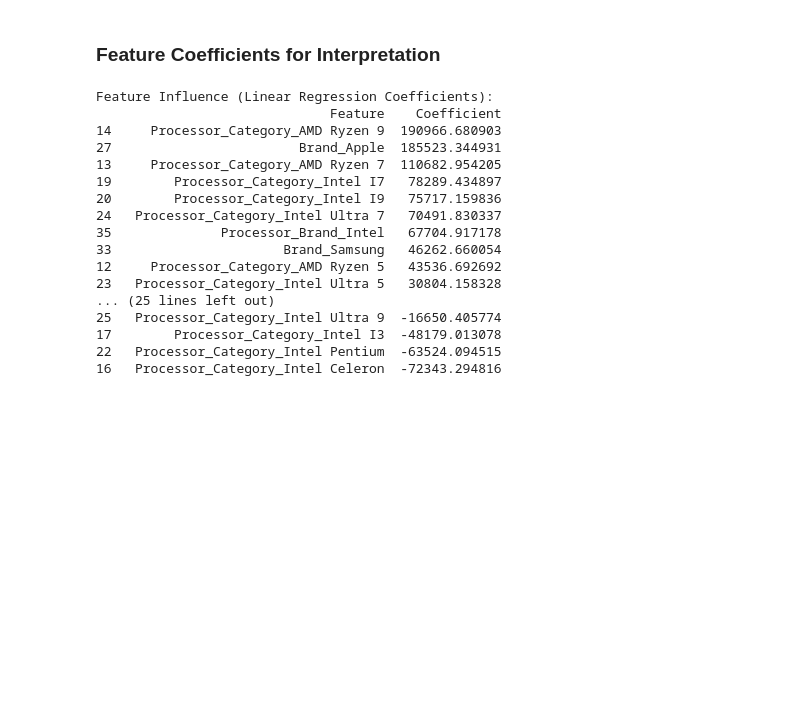
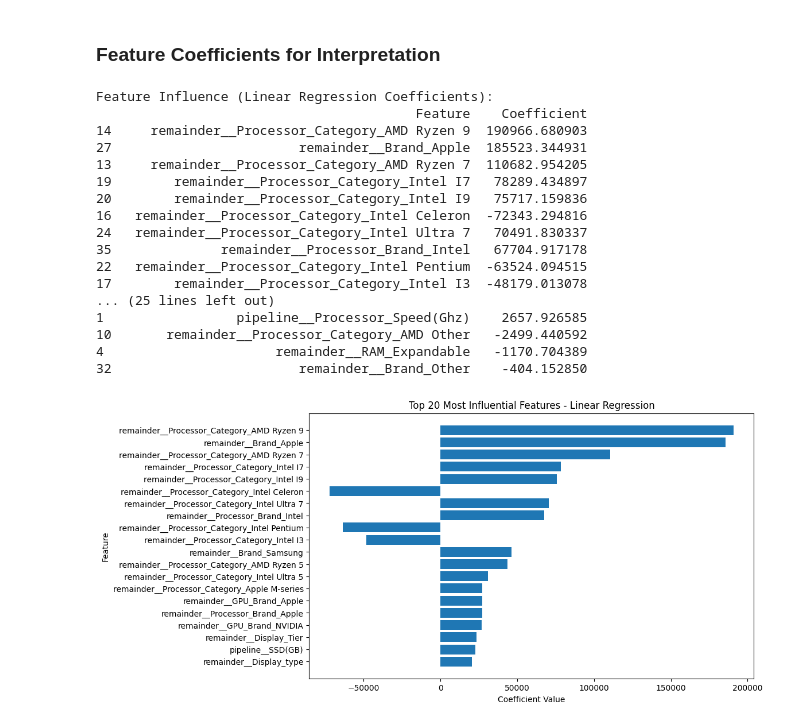
Before and after one commit to Dunith2002/Laptop_Price_Predictor, a Jupyter notebook: notebooks/FC211046_Dulakshi/model_training.ipynb, the cells around one changed output. Drawn from its saved outputs; the diff is of its cells as text; code cells hidden in the pictures; blank space fills up the shorter version.

```diff
--- a/notebooks/FC211046_Dulakshi/model_training.ipynb
+++ b/notebooks/FC211046_Dulakshi/model_training.ipynb
@@ -43,23 +52,11 @@ X_test = X_test.copy()
 # %% [markdown]
 ### Fit scaler on training data, transform both train and test sets
 # %%
-# Select numeric columns
-numeric_cols = X.select_dtypes(include=['int64', 'float64']).columns
-
-# Fill NaNs
-X_train[numeric_cols] = X_train[numeric_cols].fillna(X_train[numeric_cols].median())
-X_test[numeric_cols] = X_test[numeric_cols].fillna(X_train[numeric_cols].median())
-
-# Fit scaler on train
 scaler = StandardScaler()
-X_train_scaled = X_train.copy()
-X_test_scaled = X_test.copy()
-
-X_train_scaled[numeric_cols] = scaler.fit_transform(X_train[numeric_cols])
-X_test_scaled[numeric_cols] = scaler.transform(X_test[numeric_cols])
+X_train[true_numeric_cols] = scaler.fit_transform(X_train[true_numeric_cols])
+X_test[true_numeric_cols] = scaler.transform(X_test[true_numeric_cols])
 # %% [markdown]
 ### Train the Linear Regression model
 # %%
-model = LinearRegression()
-model.fit(X_train_scaled, y_train)
+model_pipeline.fit(X_train, y_train)
 # %% [output]
@@ -100,28 +107,48 @@ plt.show()
 # %% [markdown]
 ### Feature Coefficients for Interpretation
 # %%
+# Get feature names after preprocessing
+feature_names = (
+    model_pipeline.named_steps["preprocess"]
+    .get_feature_names_out()
+)
+
+# Get coefficients
 coef_df = pd.DataFrame({
-    "Feature": X_train_scaled.columns,
-    "Coefficient": model.coef_
-}).sort_values("Coefficient", ascending=False)
+    "Feature": feature_names,
+    "Coefficient": model_pipeline.named_steps["linreg"].coef_
+}).sort_values(by="Coefficient", key=abs, ascending=False)
 
 print("\nFeature Influence (Linear Regression Coefficients):")
 print(coef_df)
 # %% [output]
 Feature Influence (Linear Regression Coefficients):
-                              Feature    Coefficient
-14     Processor_Category_AMD Ryzen 9  190966.680903
-27                        Brand_Apple  185523.344931
-13     Processor_Category_AMD Ryzen 7  110682.954205
-19        Processor_Category_Intel I7   78289.434897
-20        Processor_Category_Intel I9   75717.159836
-24   Processor_Category_Intel Ultra 7   70491.830337
-35              Processor_Brand_Intel   67704.917178
-33                      Brand_Samsung   46262.660054
-12     Processor_Category_AMD Ryzen 5   43536.692692
-23   Processor_Category_Intel Ultra 5   30804.158328
+                                         Feature    Coefficient
+14     remainder__Processor_Category_AMD Ryzen 9  190966.680903
+27                        remainder__Brand_Apple  185523.344931
+13     remainder__Processor_Category_AMD Ryzen 7  110682.954205
+19        remainder__Processor_Category_Intel I7   78289.434897
+20        remainder__Processor_Category_Intel I9   75717.159836
+16   remainder__Processor_Category_Intel Celeron  -72343.294816
+24   remainder__Processor_Category_Intel Ultra 7   70491.830337
+35              remainder__Processor_Brand_Intel   67704.917178
+22   remainder__Processor_Category_Intel Pentium  -63524.094515
+17        remainder__Processor_Category_Intel I3  -48179.013078
 ... (25 lines left out)
-25   Processor_Category_Intel Ultra 9  -16650.405774
-17        Processor_Category_Intel I3  -48179.013078
-22   Processor_Category_Intel Pentium  -63524.094515
-16   Processor_Category_Intel Celeron  -72343.294816
+1                 pipeline__Processor_Speed(Ghz)    2657.926585
+10       remainder__Processor_Category_AMD Other   -2499.440592
+4                      remainder__RAM_Expandable   -1170.704389
+32                        remainder__Brand_Other    -404.152850
+# %%
+import matplotlib.pyplot as plt
+
+top_20 = coef_df.head(20)
+
+plt.figure(figsize=(10,6))
+plt.barh(top_20["Feature"][::-1], top_20["Coefficient"][::-1])
+plt.xlabel("Coefficient Value")
+plt.ylabel("Feature")
+plt.title("Top 20 Most Influential Features - Linear Regression")
+plt.show()
+# %% [output]
+[figure, added]
```
Also changed, not shown: parts of 8 cells of this notebook, 7 other files.
